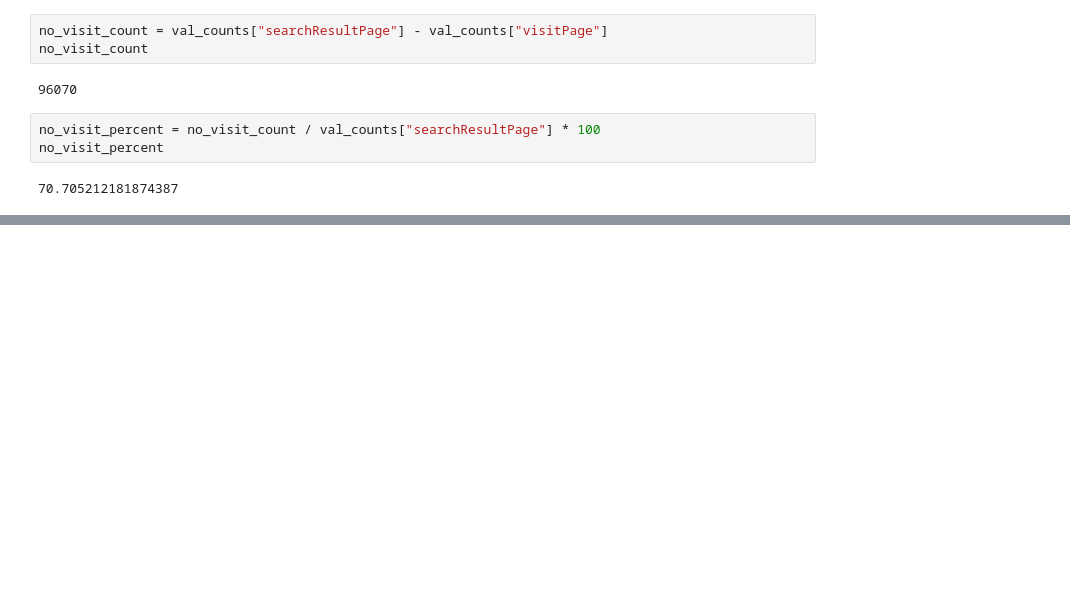
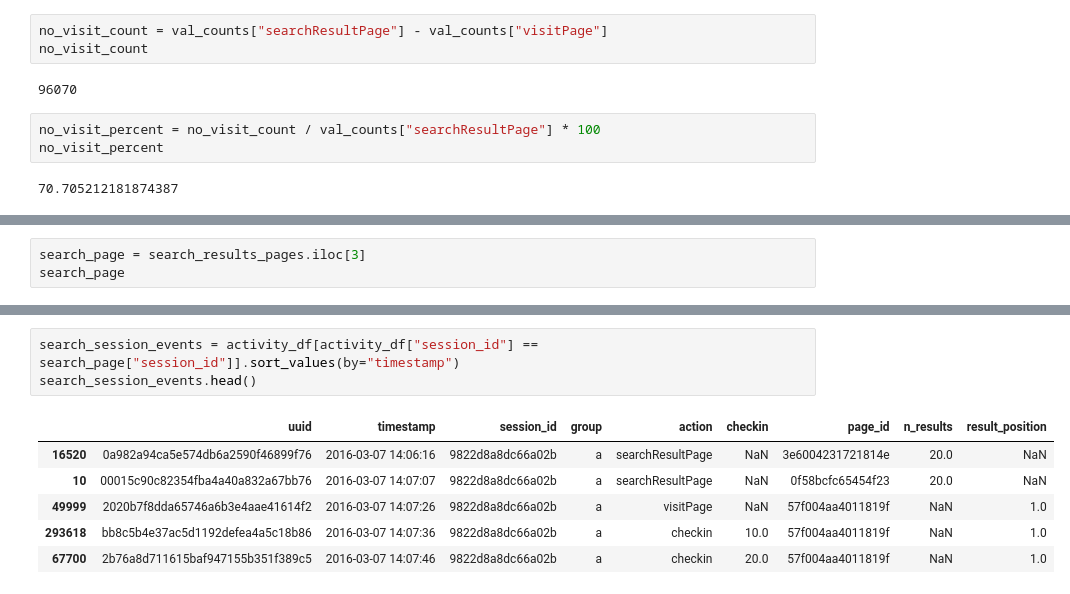
Before and after one commit to msznajder/wikipedia_users_activity_analysis, a Jupyter notebook: wikipedia_analysis.ipynb, the cells around one changed output, grey strips where cells are left out. Saved outputs shown, nothing was run; the diff lists cells and outputs as text; blank space fills up the shorter version.

```diff
--- a/wikipedia_analysis.ipynb
+++ b/wikipedia_analysis.ipynb
@@ -284,0 +323,3 @@ That would mean that 96070 out of 135874 `searchResultPage` did not end with `vi
+# %%
+search_page = search_results_pages.iloc[3]
+search_page
@@ -284,0 +337,10 @@ That would mean that 96070 out of 135874 `searchResultPage` did not end with `vi
+# %%
+search_session_events = activity_df[activity_df["session_id"] == search_page["session_id"]].sort_values(by="timestamp")
+search_session_events.head()
+# %% [output]
+|  | uuid | timestamp | session_id | group | action | checkin | page_id | n_results | result_position |
+| 16520 | 0a982a94ca5e574db6a2590f46899f76 | 2016-03-07 14:06:16 | 9822d8a8dc66a02b | a | searchResultPage | NaN | 3e6004231721814e | 20.0 | NaN |
+| 10 | 00015c90c82354fba4a40a832a67bb76 | 2016-03-07 14:07:07 | 9822d8a8dc66a02b | a | searchResultPage | NaN | 0f58bcfc65454f23 | 20.0 | NaN |
+| 49999 | 2020b7f8dda65746a6b3e4aae41614f2 | 2016-03-07 14:07:26 | 9822d8a8dc66a02b | a | visitPage | NaN | 57f004aa4011819f | NaN | 1.0 |
+| 293618 | bb8c5b4e37ac5d1192defea4a5c18b86 | 2016-03-07 14:07:36 | 9822d8a8dc66a02b | a | checkin | 10.0 | 57f004aa4011819f | NaN | 1.0 |
+| 67700 | 2b76a8d711615baf947155b351f389c5 | 2016-03-07 14:07:46 | 9822d8a8dc66a02b | a | checkin | 20.0 | 57f004aa4011819f | NaN | 1.0 |
```
Also changed, not shown: parts of 17 cells of this notebook.
